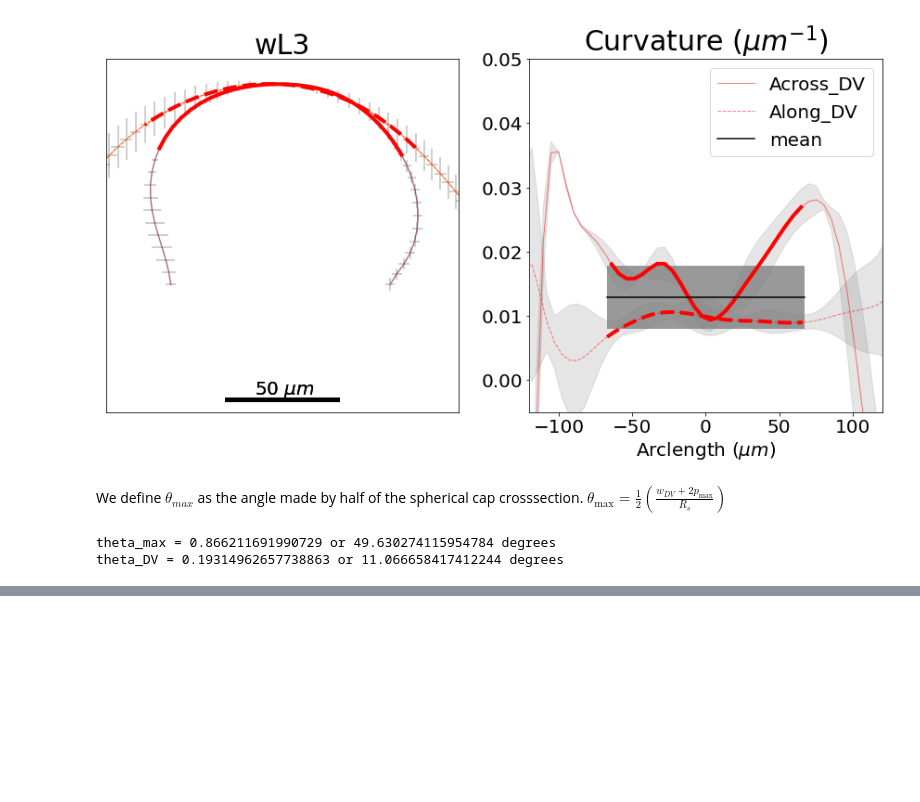
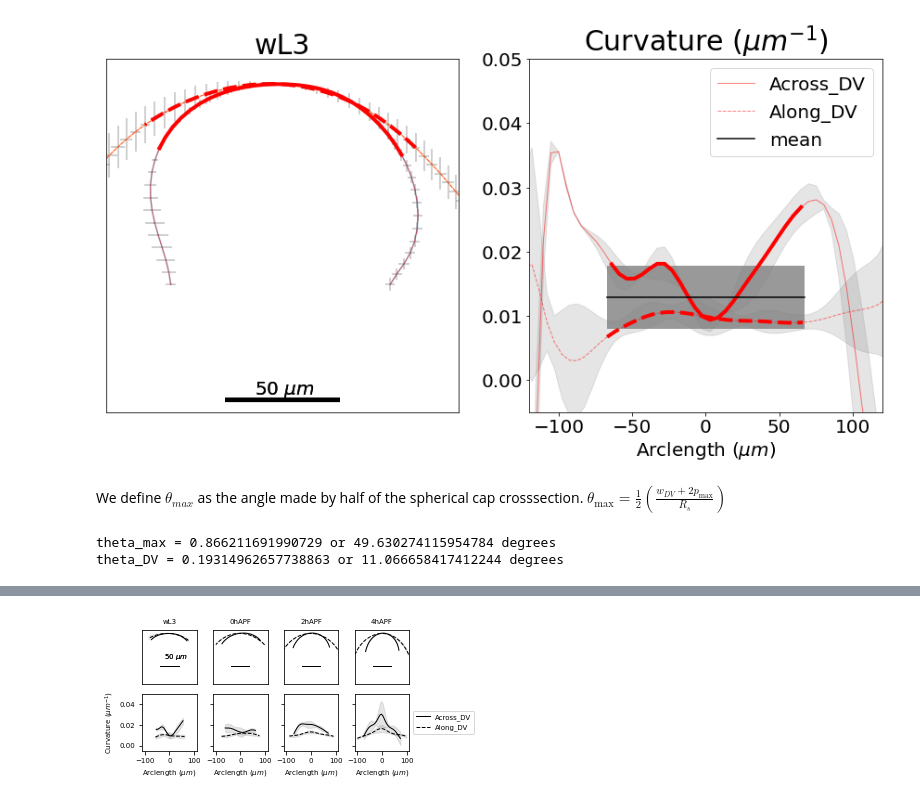
Before and after one commit to abhijeetkrishna/-WingDiscEversion_theory, a Jupyter notebook: Experiments/analysis/image_crosssection_fit.ipynb, the cells around one changed output, grey strips where cells are left out. Saved outputs shown, nothing was run; the diff lists cells and outputs as text; code cells hidden in the pictures; blank space fills up the shorter version.

```diff
--- a/Experiments/analysis/image_crosssection_fit.ipynb
+++ b/Experiments/analysis/image_crosssection_fit.ipynb
@@ -306,0 +387,3 @@ theta_DV = 0.19314962657738863 or 11.066658417412244 degrees
+# %%
+threshold = max_pathlength_df.query("devstage == @devstage and crosssection == @crosssection")["max_pathlength"].values[0]
+print(threshold)
@@ -306,0 +392,94 @@ theta_DV = 0.19314962657738863 or 11.066658417412244 degrees
+# %%
+
+crosssections = ["Across_DV","Along_DV", ]
+devstages = ['wL3', '0hAPF', '2hAPF', '4hAPF',]
+lw = 1
+figsize=(13*cm_, 6*cm_)
+xticks = [-100, 0, 100]
+yticks = [0,0.02,0.04]
+
+fig, axs = plt.subplots(2, len(devstages), figsize=figsize)
+
+for crosssection in crosssections:
+
+    file = global_path + '/data/segmented_curves/' + crosssection + "_" + genotype + "_pouchShape.pkl"
+
+    df_mean = pd.read_csv(file.replace(".pkl", "_interpolated_mean.csv"))
+
+    #plotting
+    scalebar_stage = "wL3"
+    scalebar_x_pos = -25
+    scalebar_y_pos = -90
+    scalebar_size = 50
+    scalebar_color = 'black'
+
+    for j in range(len(devstages)):
+
+        devstage = devstages[j]
+
+        df = df_mean[((df_mean['genotype'] == genotype) & (df_mean['devstage'] == devstage)) & (df_mean['crosssection'] == crosssection)]
+
+        #cropping till the analysed portion
+        threshold = max_pathlength_df.query("devstage == @devstage and crosssection == @crosssection")["max_pathlength"].values[0]
+        df = df[np.abs(df["arclength"]) <= threshold]
+
+        #linestyle
+        if crosssection == "Across_DV":
+            linestyle = "-"
+        else:
+            linestyle = "--"
+
+
+        ax = axs[0, j] #axs[j, 0]
+        #ax.axis("equal")
+        ax.set_aspect("equal")
+        ax.set_ylim(-140, 10)
+        ax.set_xlim(-75, 75)
+        ax.set_xticks([])
+        ax.set_yticks([])
+        ax.plot(df['x'], df['y'],color = 'black',linewidth = lw, label = 'Mean', zorder = 2, linestyle = linestyle)
+        #ax.errorbar(df['x'], df['y'], xerr = df['x_sd'], yerr = df['y_sd'],ecolor = 'gray', alpha = 0.5, label = 'Std dev', zorder = 1)
+        ax.fill_between(x = df['x'].tolist(), y1 = (df['y'] - df['y_sd']).tolist(), y2 = (df['y'] + df['y_sd']).tolist(), color = 'gray', alpha = 0.2,
+                        edgecolor = None, linewidth = 0
+                       )
+
+        #adding scale bar
+        ax.plot([scalebar_x_pos, scalebar_x_pos + scalebar_size],[scalebar_y_pos,scalebar_y_pos], lw = lw, color = scalebar_color)
+        if devstage == scalebar_stage:
+            ax.text(x = scalebar_x_pos + 10, y = scalebar_y_pos + 20, s = str(scalebar_size) + ' ' + r'$\mu m$', fontsize = Medium_font_size)
+
+
+        #if j == 0:
+        ax.set_title(devstage, fontsize = Medium_font_size,)
+
+        #plot mean curvature
+        ax = axs[1, j]
+        ax.set_ylim(-0.005, 0.05)
+        ax.set_xlim(-110, 110)
+        ax.set_yticks(yticks)
+        ax.set_xticks(xticks)
+        ax.tick_params(axis = 'both', labelsize = Medium_font_size)
+        ax.grid()
+        ax.set_xlabel('Arclength ' + r'$(\mu m)$', fontsize = Medium_font_size)
+
+        if j == 0:
+            ax.set_ylabel('Curvature ' + r'$(\mu m^{-1})$', fontsize = Medium_font_size)
+            ax.set_yticks(yticks)
+        else:
+            ax.set_yticklabels(['']*len(yticks))
+
+        ax.fill_between(x = df['arclength'].tolist(), y1 = (df['curvature'] - df['curvature_sd']).tolist(), y2 = (df['curvature'] + df['curvature_sd']).tolist(), color = 'gray', alpha = 0.2)
+        ax.plot(df['arclength'], df['curvature'], label = crosssection, linewidth = lw, color = 'black', linestyle = linestyle,
+               )
+
+
+# Shrink current axis by 20%
+box = ax.get_position()
+ax.set_position([box.x0, box.y0, box.width * 0.8, box.height])
+# Put a legend to the right of the current axis
+ax.legend(loc='center left', bbox_to_anchor=(1, 0.5), fontsize = Medium_font_size)
+
+fig.tight_layout(pad = 0.5)
+fig.savefig("plots/WD_profiles_shape_curvature.pdf", bbox_inches = "tight")
+# %% [output]
+[figure, added]
```
Also changed, not shown: parts of 9 cells of this notebook.
